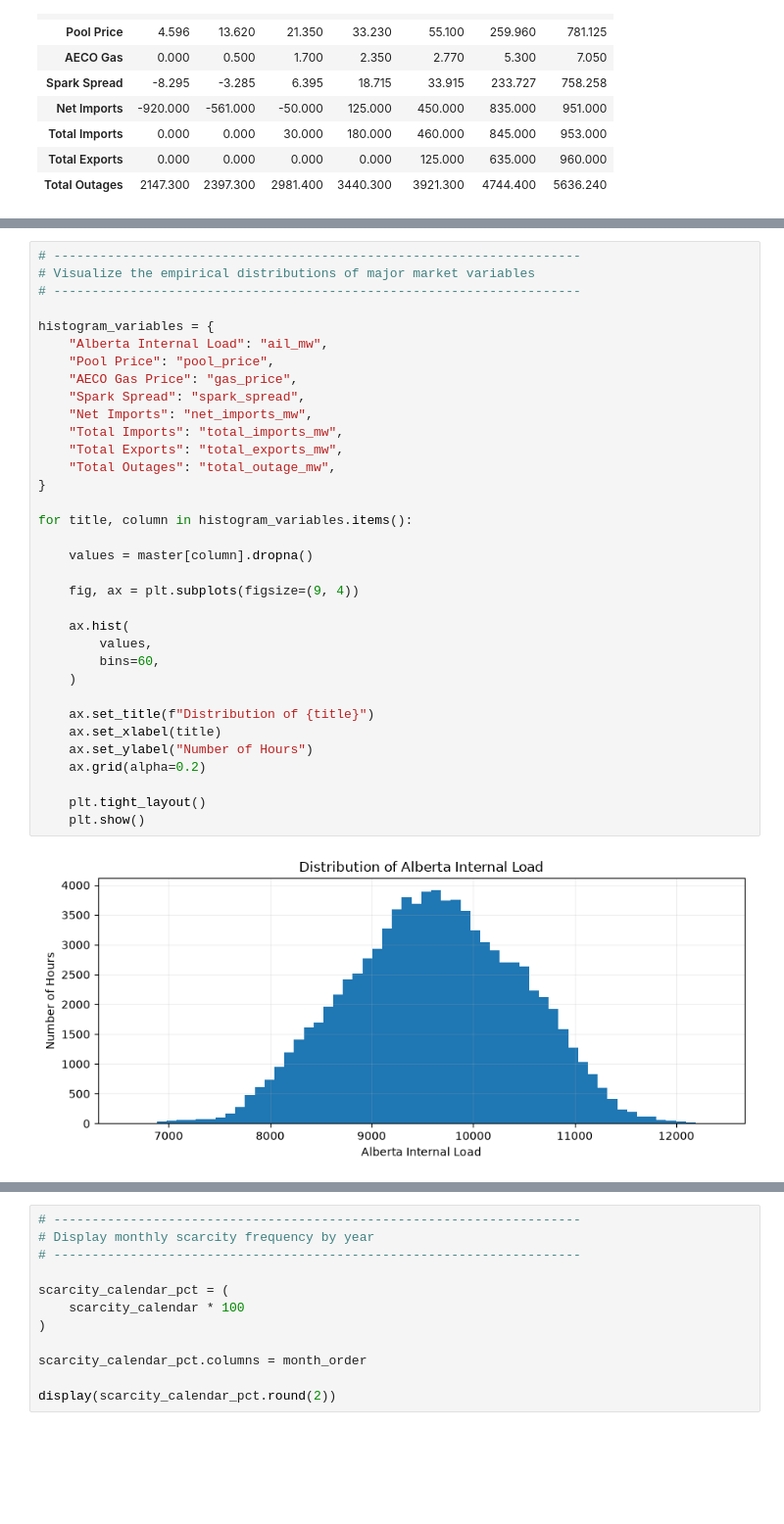
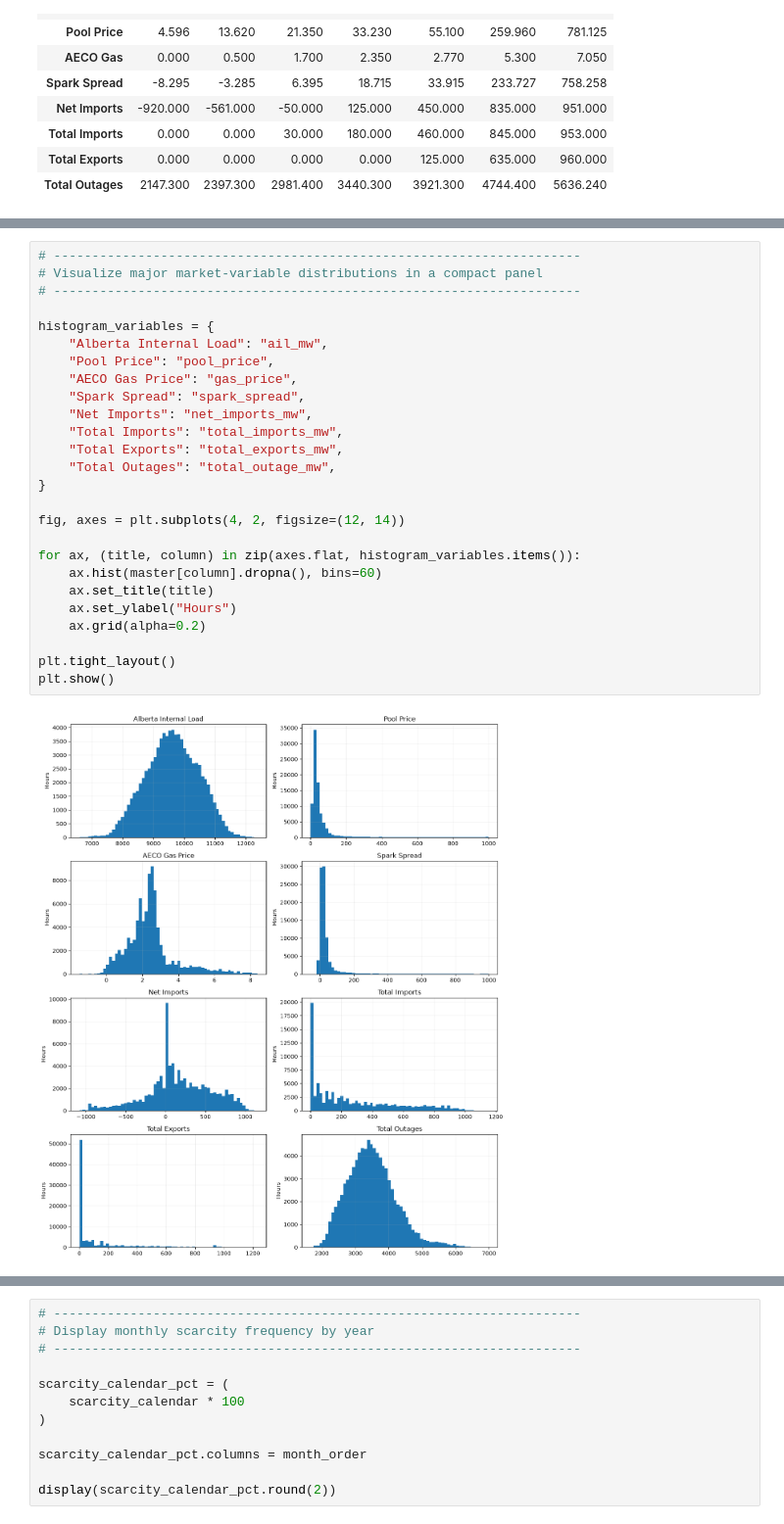
Before and after one commit to bhasein/alberta_power_markets_project, a Jupyter notebook: notebooks/01_Understanding_the_Alberta_Electricity_Market.ipynb, the cells around one changed output, grey strips where cells are left out. Shown at 98% size. Drawn from its saved outputs; the diff is of its cells as text; blank space fills up the shorter version.

Commit message:
Polish notebook 01 market narrative and hypotheses

```diff
--- a/notebooks/01_Understanding_the_Alberta_Electricity_Market.ipynb
+++ b/notebooks/01_Understanding_the_Alberta_Electricity_Market.ipynb
@@ -1626,37 +1636,29 @@ The combination of highly skewed price distributions and relatively stable physi
 ### 4.2 Histograms
 # %%
 # ---------------------------------------------------------------------
-# Visualize the empirical distributions of major market variables
+# Visualize major market-variable distributions in a compact panel
 # ---------------------------------------------------------------------
 
 histogram_variables = {
     "Alberta Internal Load": "ail_mw",
     "Pool Price": "pool_price",
     "AECO Gas Price": "gas_price",
     "Spark Spread": "spark_spread",
     "Net Imports": "net_imports_mw",
     "Total Imports": "total_imports_mw",
     "Total Exports": "total_exports_mw",
     "Total Outages": "total_outage_mw",
 }
 
-for title, column in histogram_variables.items():
+fig, axes = plt.subplots(4, 2, figsize=(12, 14))
 
-    values = master[column].dropna()
-
-    fig, ax = plt.subplots(figsize=(9, 4))
-
-    ax.hist(
-        values,
-        bins=60,
-    )
-
-    ax.set_title(f"Distribution of {title}")
-    ax.set_xlabel(title)
-    ax.set_ylabel("Number of Hours")
+for ax, (title, column) in zip(axes.flat, histogram_variables.items()):
+    ax.hist(master[column].dropna(), bins=60)
+    ax.set_title(title)
+    ax.set_ylabel("Hours")
     ax.grid(alpha=0.2)
 
-    plt.tight_layout()
-    plt.show()
+plt.tight_layout()
+plt.show()
 # %% [output]
-[figure, old version]
+[figure, new version]
```
Also changed, not shown: parts of 51 cells of this notebook.
